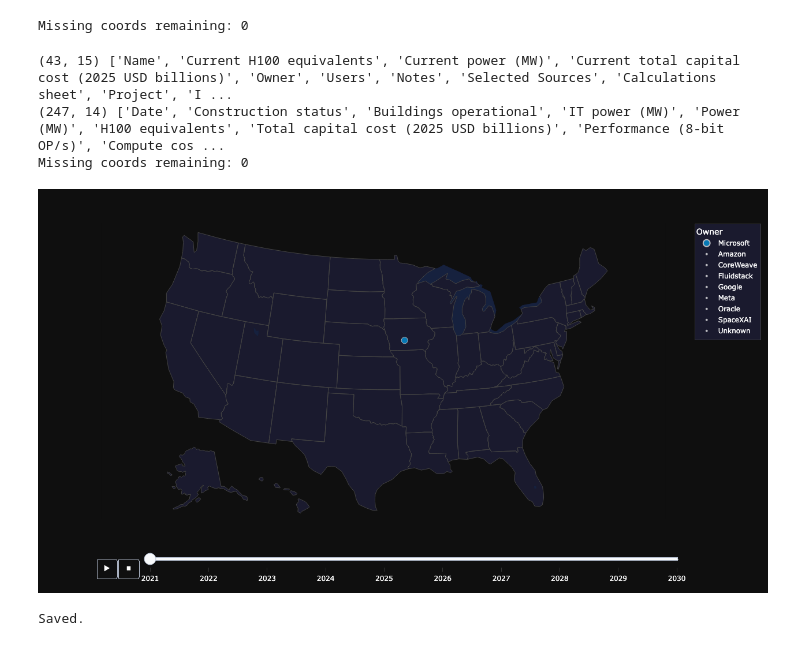
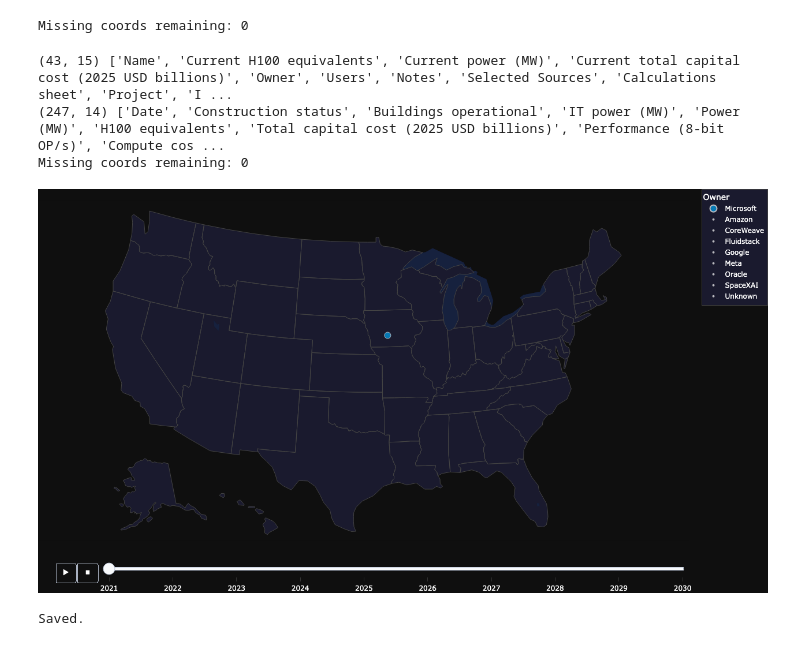
Before and after one commit to qiong20/us_ai_data_center_map, a Jupyter notebook: ai_data_centers_map_usa.ipynb, the cells around one changed output. Saved outputs shown, nothing was run; the diff lists cells and outputs as text; code cells hidden in the pictures.

```diff
--- a/ai_data_centers_map_usa.ipynb
+++ b/ai_data_centers_map_usa.ipynb
@@ -132,12 +132,12 @@ us_dc['Owner'] = us_dc['Owner'].fillna('Unknown')
 # Manual coords for failed geocoding
 manual_coords = {
     'Anthropic-Amazon New Carlisle': (41.7009, -86.5220),
-    'Meta Prometheus': (40.0742, -82.7913),
-    'Amazon Madison Mega Site': (32.6121, -90.0357),
-    'Microsoft Project Osmium': (41.5051, -93.9856),
-    'Goodnight': (34.9770, -101.3569),
-    'Coreweave Helios': (33.0373, -100.9218),
-    'OpenAI Stargate Shackelford': (32.4940, -99.8007),
+    'Meta Prometheus':               (40.0742, -82.7913),
+    'Amazon Madison Mega Site':      (32.6121, -90.0357),
+    'Microsoft Project Osmium':      (41.5051, -93.9856),
+    'Goodnight':                     (34.9770, -101.3569),
+    'Coreweave Helios':              (33.0373, -100.9218),
+    'OpenAI Stargate Shackelford':   (32.4940, -99.8007),
     'OpenAI Stargate Lordstown':     (41.2387, -80.8151),
     'OpenAI Stargate New Mexico':    (35.0853, -106.6500),
     'OpenAI Stargate Wisconsin':     (43.0731, -89.4012),
@@ -227,16 +227,16 @@ anim_df = pd.concat([anim_df, pd.DataFrame(dummy_rows)], ignore_index=True)
 anim_df = anim_df.sort_values(['Year', 'Name'])
 
 owner_colors = {
-    'Microsoft': '#00a2ed',
-    'Meta': '#1877f2',
-    'Google': '#34a853',
-    'Amazon': '#ff9900',
-    'Oracle': '#f80000',
-    'SpaceXAI': '#cc0000',
-    'CoreWeave': '#7b2d8b',
+    'Microsoft':  '#00a2ed',
+    'Meta':       '#1877f2',
+    'Google':     '#34a853',
+    'Amazon':     '#ff9900',
+    'Oracle':     '#f80000',
+    'SpaceXAI':   '#cc0000',
+    'CoreWeave':  '#7b2d8b',
     'Fluidstack': '#00b4d8',
-    'Unknown': '#aaaaaa',
-    'Softbank': '#cc6600',
+    'Unknown':    '#aaaaaa',
+    'Softbank':   '#cc6600',
 }
 
 fig = px.scatter_geo(
@@ -272,34 +272,45 @@ fig.update_layout(
     paper_bgcolor='#0f0f0f',
     plot_bgcolor='#0f0f0f',
     font=dict(color='white'),
     legend=dict(bgcolor='#1a1a2e', bordercolor='#444', borderwidth=1),
     title=dict(
         x=0.5,
         font=dict(size=18),
     ),
     height=700,
+    margin=dict(l=0, r=0, t=0, b=40),
 )
 
 fig.update_traces(
     hovertemplate=(
         '<b>%{hovertext}</b><br>'
         '%{customdata[2]}, %{customdata[3]}<br>'
         'Owner = %{customdata[0]}<br>'
         'Power (MW) = %{customdata[1]}'
         '<extra></extra>'
     )
 )
 
 fig.layout.sliders[0].currentvalue.visible = False
+fig.layout.sliders[0].update(
+    y=-0.02,
+    pad=dict(t=5, b=5),
+)
+
+fig.layout.updatemenus[0].update(
+    y=-0.02,
+    pad=dict(t=5, b=5),
+)
+
 for button in fig.layout.updatemenus[0].buttons:
     button.args[1]['frame']['duration'] = 800
 
 fig.show()
 # %% [output]
 (43, 15) ['Name', 'Current H100 equivalents', 'Current power (MW)', 'Current total capital cost (2025 USD billions)', 'Owner', 'Users', 'Notes', 'Selected Sources', 'Calculations sheet', 'Project', 'I ...
 (247, 14) ['Date', 'Construction status', 'Buildings operational', 'IT power (MW)', 'Power (MW)', 'H100 equivalents', 'Total capital cost (2025 USD billions)', 'Performance (8-bit OP/s)', 'Compute cos ...
 Missing coords remaining: 0
-[figure, old version]
+[figure, new version]
 # %%
 import base64
 
```
Also changed, not shown: parts of 1 cell of this notebook, 1 other file.
